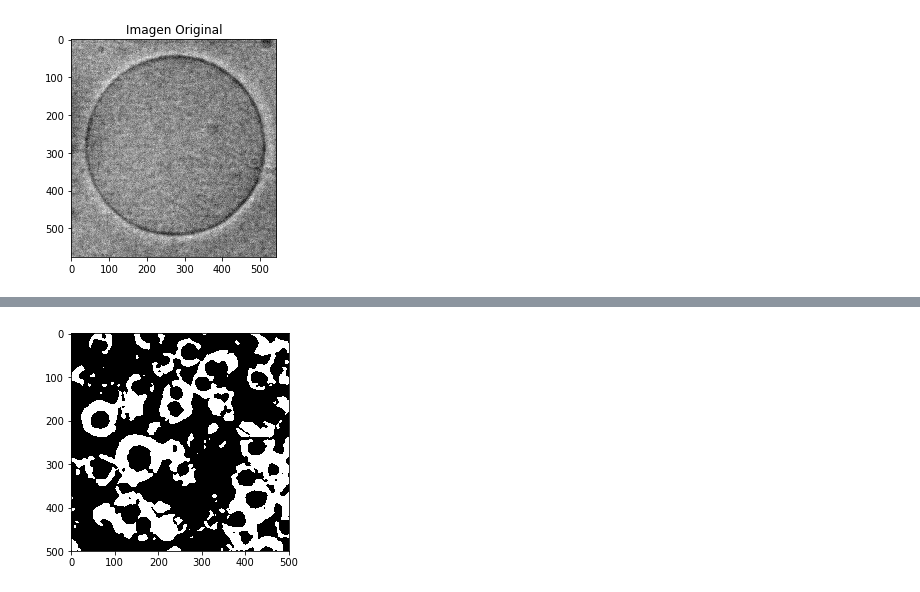
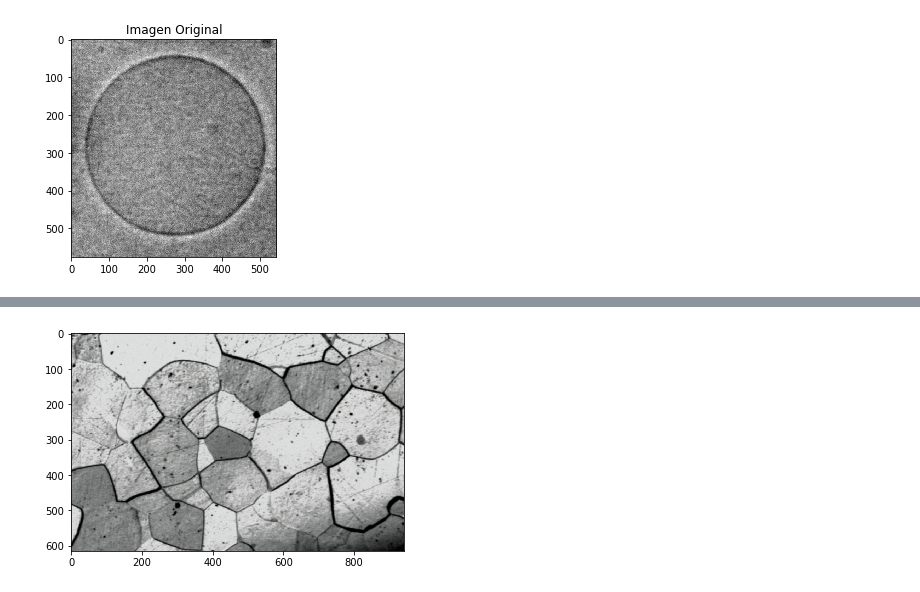
Before and after one commit to OscarEMejia/Herramientas-Computacionales, a Jupyter notebook: Analisis_Imagen/intro_imagenes.ipynb, the cells around one changed output, grey strips where cells are left out. Saved outputs shown, nothing was run; the diff lists cells and outputs as text; code cells hidden in the pictures.

```diff
--- a/Analisis_Imagen/intro_imagenes.ipynb
+++ b/Analisis_Imagen/intro_imagenes.ipynb
@@ -270,5 +289,5 @@ from skimage.feature import peak_local_max
 # %%
-Im1 = cv2.imread("FeNod_50X_L.tif")
+Im1 = cv2.imread("sv7247243.jpg")
 #Im1=Im1[500:1000,1000:1500]
 Im1=ndimage.gaussian_filter(Im1, sigma=1)
 #Im1 = cv2.imread("water_coins.jpg")
@@ -281,12 +302,12 @@ binary_img = Im1_gray>thresh
 # %%
 # Elimina pequeñas regiones blancas
 open_img = ndimage.binary_opening(binary_img)
 # Elimina el pequeño agujero negro
 close_img = ndimage.binary_closing(open_img)
-plt.imshow(close_img*255)
+plt.imshow(Im1)
 imb= close_img*255
 # %% [output]
-[figure, old version]
+[figure, new version]
 # %%
 
 def disk_structure(n):
```
Also changed, not shown: parts of 18 cells of this notebook, 4 other files.
